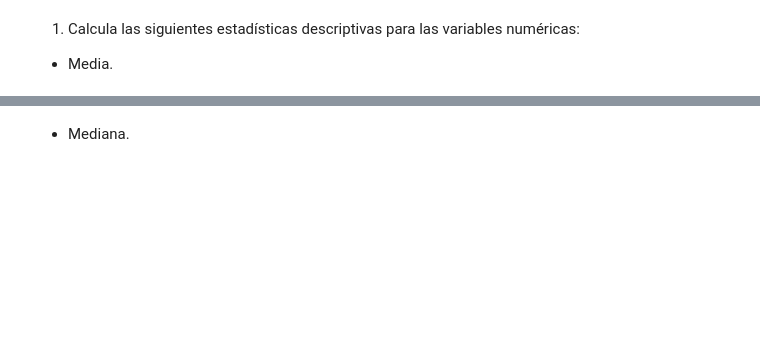
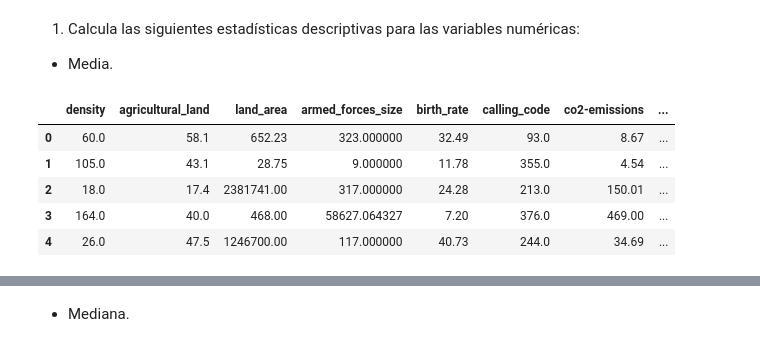
Before and after one commit to DianaG92/adalab-pair_programming-modulo3, a Jupyter notebook: promoH-modulo3-pairprogramming-Estadistica_descriptiva-DIANA_ISA.ipynb, the cells around one changed output, grey strips where cells are left out. Drawn from its saved outputs; the diff is of its cells as text; code cells hidden in the pictures; blank space fills up the shorter version.

```diff
--- a/promoH-modulo3-pairprogramming-Estadistica_descriptiva-DIANA_ISA.ipynb
+++ b/promoH-modulo3-pairprogramming-Estadistica_descriptiva-DIANA_ISA.ipynb
@@ -6,3 +30,13 @@ En este caso usaremos el mismo DataFrame que hemos estado usando en los últimos
 1. Calcula las siguientes estadísticas descriptivas para las variables numéricas:
 
 - Media.
+# %%
+df_numerico = df.select_dtypes(include=["number"])
+df_numerico.head()
+# %% [output]
+|  | density | agricultural_land | land_area | armed_forces_size | birth_rate | calling_code | co2-emissions | ... |
+| 0 | 60.0 | 58.1 | 652.23 | 323.000000 | 32.49 | 93.0 | 8.67 | ... |
+| 1 | 105.0 | 43.1 | 28.75 | 9.000000 | 11.78 | 355.0 | 4.54 | ... |
+| 2 | 18.0 | 17.4 | 2381741.00 | 317.000000 | 24.28 | 213.0 | 150.01 | ... |
+| 3 | 164.0 | 40.0 | 468.00 | 58627.064327 | 7.20 | 376.0 | 469.00 | ... |
+| 4 | 26.0 | 47.5 | 1246700.00 | 117.000000 | 40.73 | 244.0 | 34.69 | ... |
```
Also changed, not shown: parts of 15 cells of this notebook.
